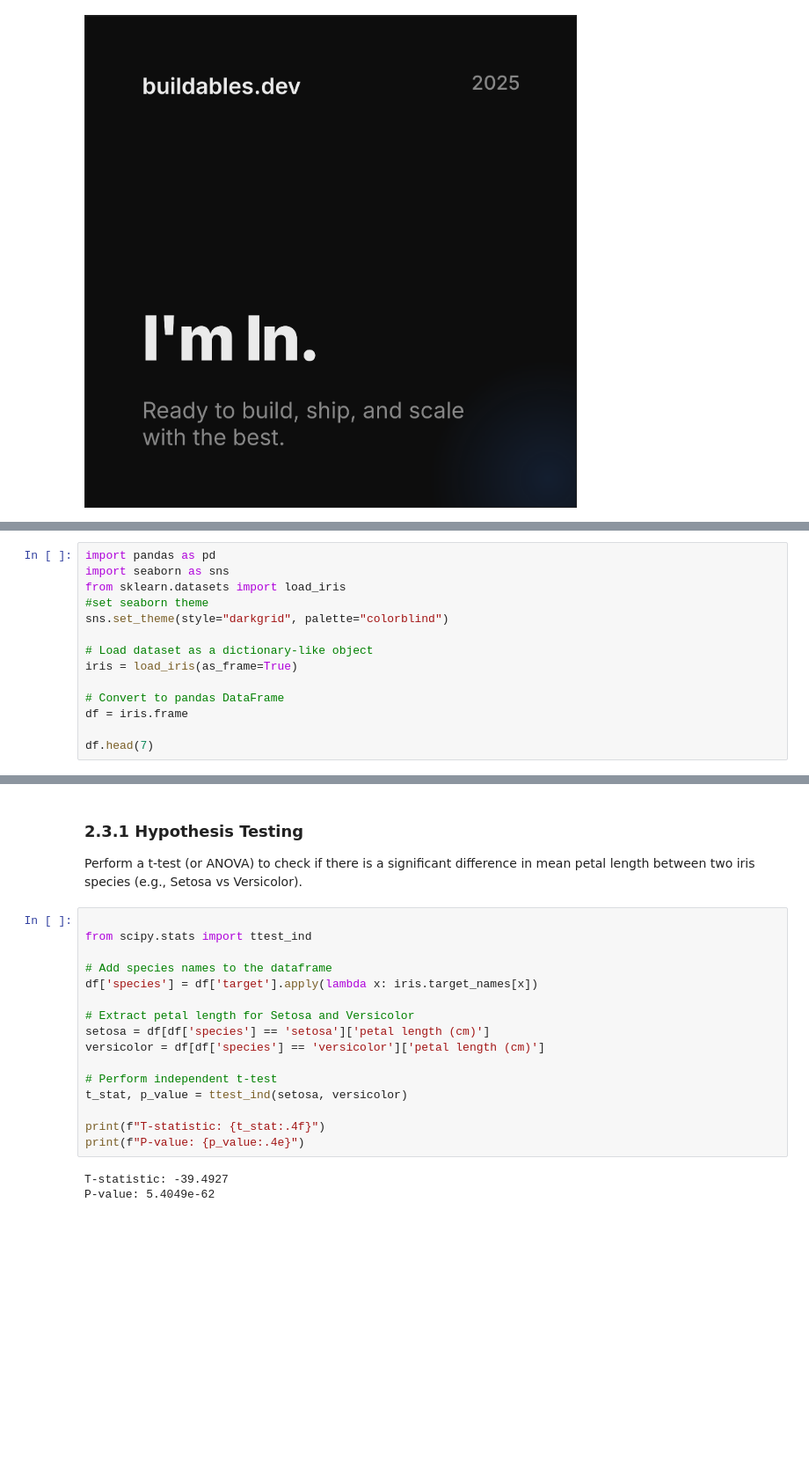
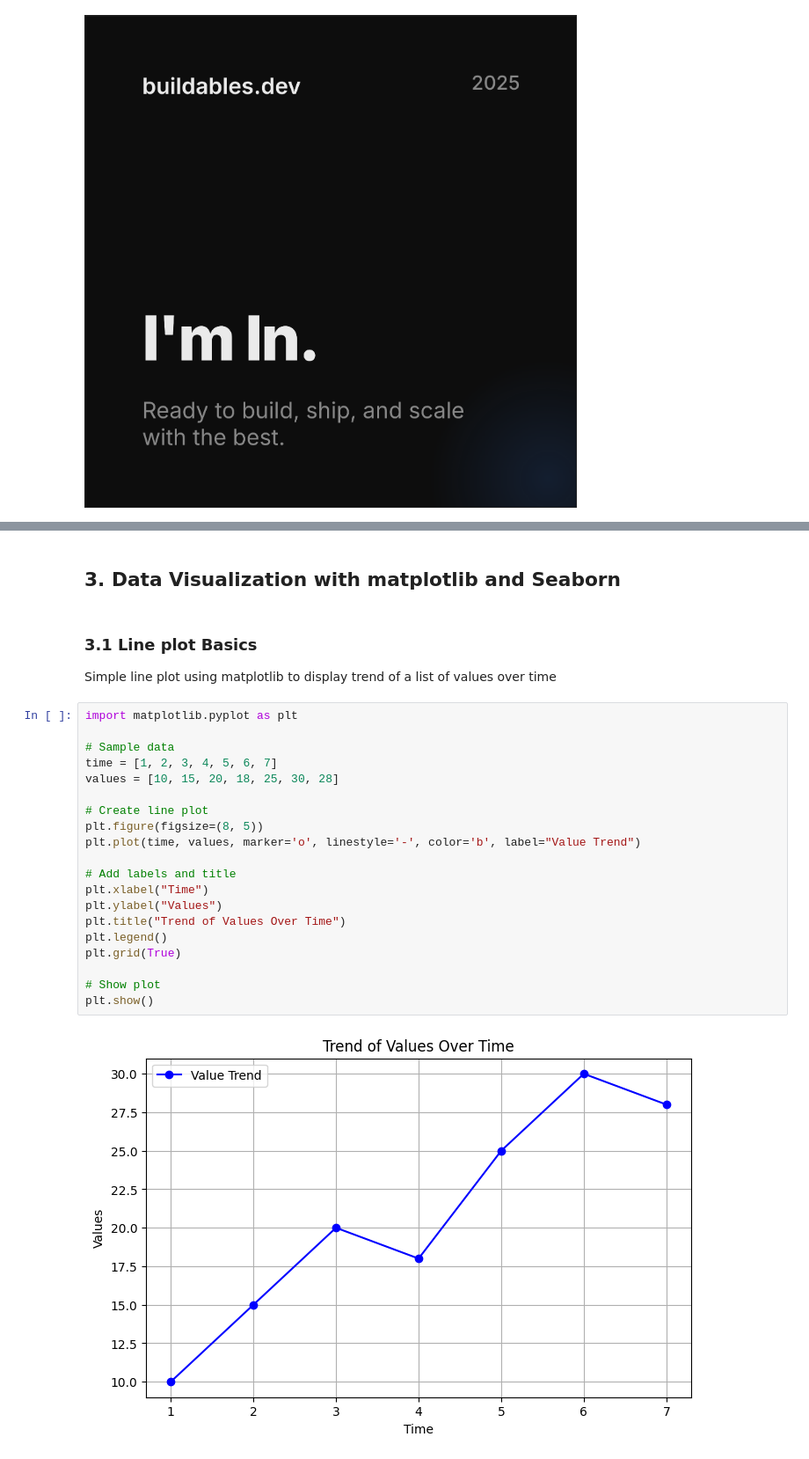
Before and after one commit to SaliuA/BuildablesDataScienceFellowship, a Jupyter notebook: Daily_Task/Task_8.ipynb, the cells around one changed output, grey strips where cells are left out. Shown at 88% size. Cells and saved outputs as stored; diff of their text form; blank space fills up the shorter version.

```diff
--- a/Daily_Task/Task_8.ipynb
+++ b/Daily_Task/Task_8.ipynb
@@ -20,14 +16,0 @@ The iris dataset would be used for the analysis contained in the seventh task of
-# %%
-import pandas as pd
-import seaborn as sns
-from sklearn.datasets import load_iris
-#set seaborn theme
-sns.set_theme(style="darkgrid", palette="colorblind")
-
-# Load dataset as a dictionary-like object
-iris = load_iris(as_frame=True)
-
-# Convert to pandas DataFrame
-df = iris.frame
-
-df.head(7)
@@ -248,24 +360,27 @@ Inferential statistics is a branch of statistics that allows us to make conclusi
+# %% [markdown]
+## 3. Data Visualization with matplotlib and Seaborn
 # %% [markdown]
-### 2.3.1 Hypothesis Testing
-Perform a t-test (or ANOVA) to check if there is
-a significant difference in mean petal length between two iris
-species (e.g., Setosa vs Versicolor).
+### 3.1 Line plot Basics
+Simple line plot using matplotlib to display trend of a list of values over time
 # %%
+import matplotlib.pyplot as plt
 
-from scipy.stats import ttest_ind
+# Sample data
+time = [1, 2, 3, 4, 5, 6, 7]
+values = [10, 15, 20, 18, 25, 30, 28]
 
-# Add species names to the dataframe
-df['species'] = df['target'].apply(lambda x: iris.target_names[x])
+# Create line plot
+plt.figure(figsize=(8, 5))
+plt.plot(time, values, marker='o', linestyle='-', color='b', label="Value Trend")
 
-# Extract petal length for Setosa and Versicolor
-setosa = df[df['species'] == 'setosa']['petal length (cm)']
-versicolor = df[df['species'] == 'versicolor']['petal length (cm)']
+# Add labels and title
+plt.xlabel("Time")
+plt.ylabel("Values")
+plt.title("Trend of Values Over Time")
+plt.legend()
+plt.grid(True)
 
-# Perform independent t-test
-t_stat, p_value = ttest_ind(setosa, versicolor)
-
-print(f"T-statistic: {t_stat:.4f}")
-print(f"P-value: {p_value:.4e}")
+# Show plot
+plt.show()
 # %% [output]
-T-statistic: -39.4927
-P-value: 5.4049e-62
+[figure, added]
```
Also changed, not shown: parts of 64 cells of this notebook.
